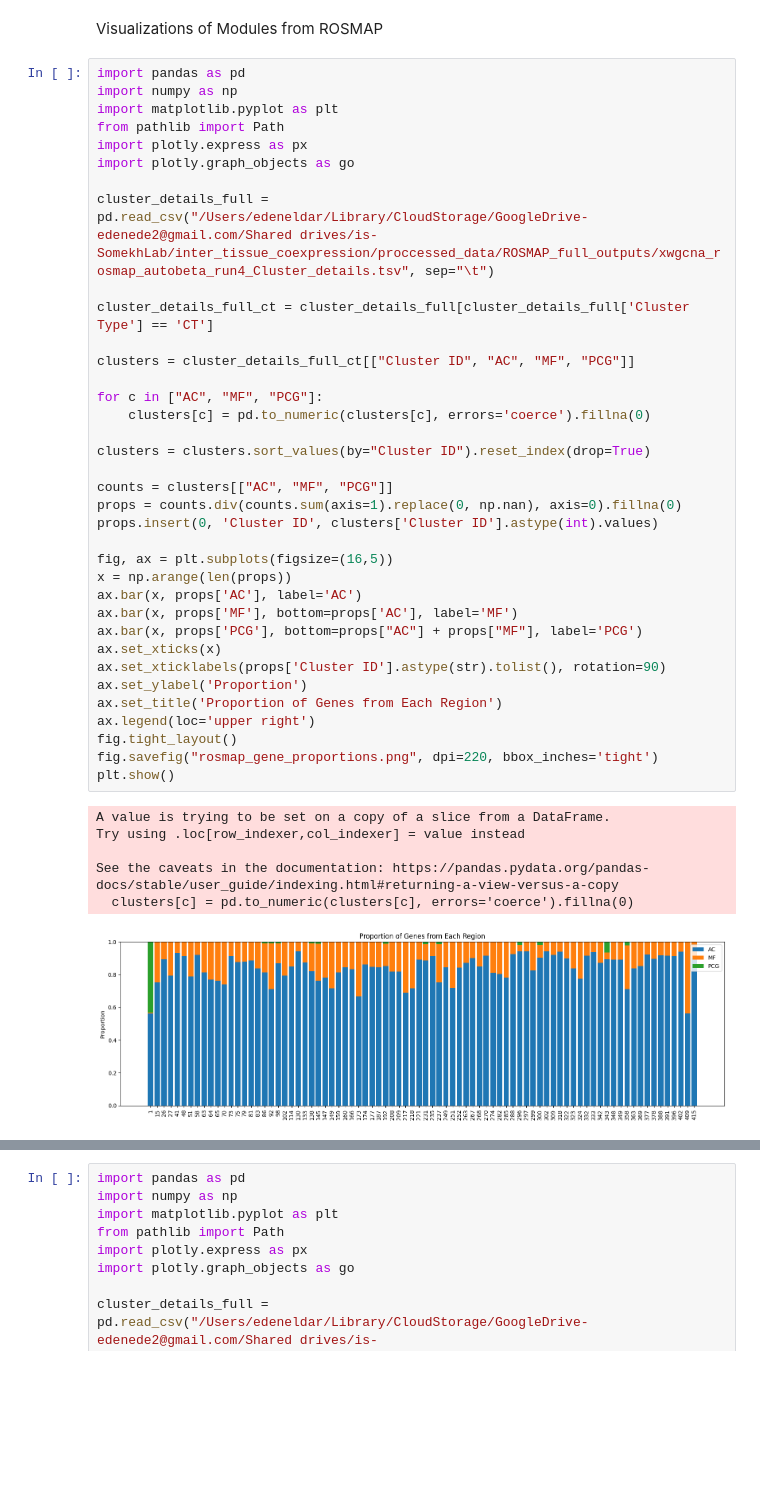
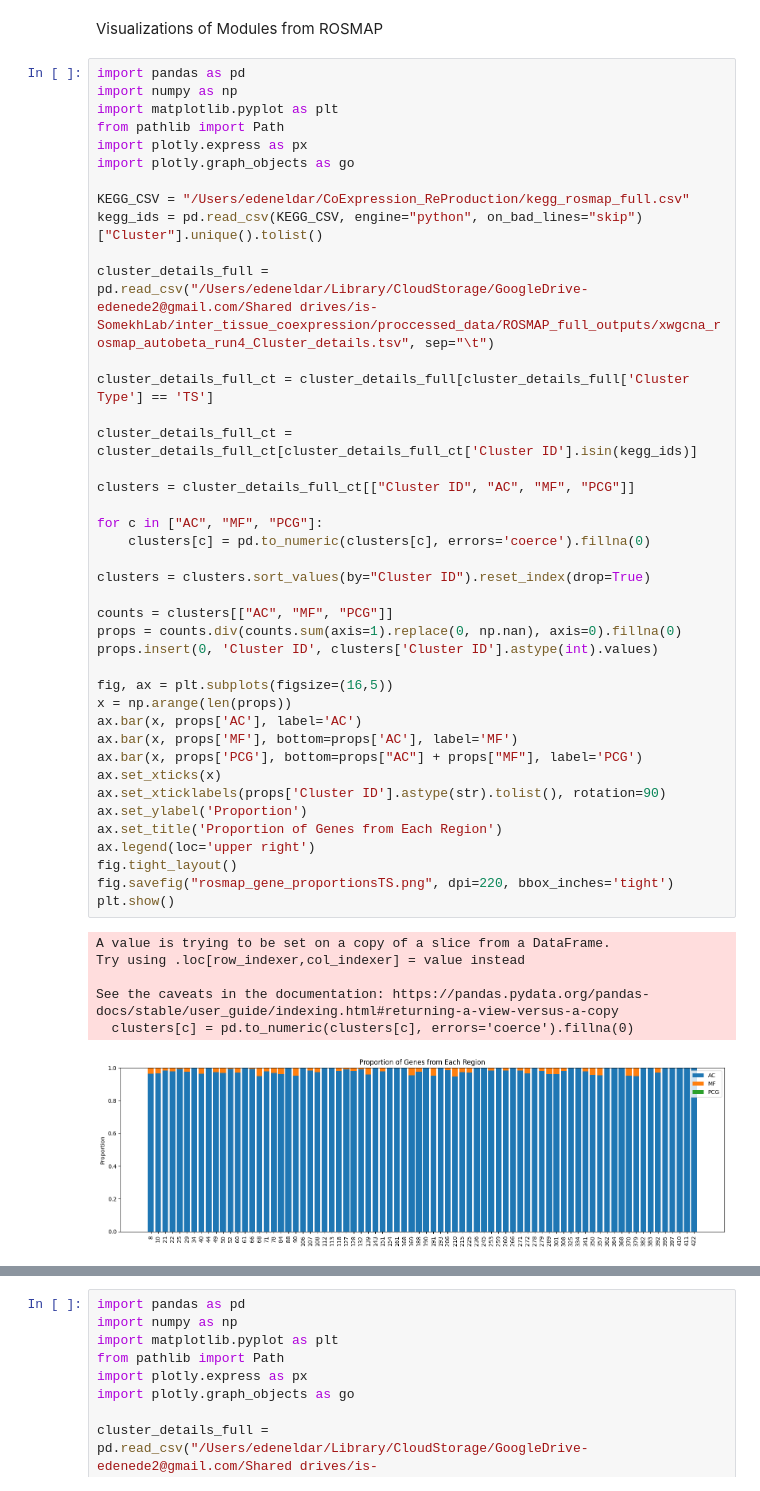
Before and after one commit to edenede2/CoExpression_ReProduction, a Jupyter notebook: rosmap.ipynb, the cells around one changed output, grey strips where cells are left out. Drawn from its saved outputs; the diff is of its cells as text; blank space fills up the shorter version.

```diff
--- a/rosmap.ipynb
+++ b/rosmap.ipynb
@@ -101,38 +101,43 @@ from pathlib import Path
 import plotly.express as px
 import plotly.graph_objects as go
 
+KEGG_CSV = "/Users/edeneldar/CoExpression_ReProduction/kegg_rosmap_full.csv"
+kegg_ids = pd.read_csv(KEGG_CSV, engine="python", on_bad_lines="skip")["Cluster"].unique().tolist()
+
 cluster_details_full = pd.read_csv("/Users/edeneldar/Library/CloudStorage/GoogleDrive-edenede2@gmail.com/Shared drives/is-SomekhLab/inter_tissue_coexpression/proccessed_data/ROSMAP_full_outputs/xwgcna_rosmap_autobeta_run4_Cluster_details.tsv", sep="\t")
 
-cluster_details_full_ct = cluster_details_full[cluster_details_full['Cluster Type'] == 'CT']
+cluster_details_full_ct = cluster_details_full[cluster_details_full['Cluster Type'] == 'TS']
+
+cluster_details_full_ct = cluster_details_full_ct[cluster_details_full_ct['Cluster ID'].isin(kegg_ids)]
 
 clusters = cluster_details_full_ct[["Cluster ID", "AC", "MF", "PCG"]]
 
 for c in ["AC", "MF", "PCG"]:
     clusters[c] = pd.to_numeric(clusters[c], errors='coerce').fillna(0)
 
 clusters = clusters.sort_values(by="Cluster ID").reset_index(drop=True)
 
 counts = clusters[["AC", "MF", "PCG"]]
 props = counts.div(counts.sum(axis=1).replace(0, np.nan), axis=0).fillna(0)
 props.insert(0, 'Cluster ID', clusters['Cluster ID'].astype(int).values)
 
 fig, ax = plt.subplots(figsize=(16,5))
 x = np.arange(len(props))
 ax.bar(x, props['AC'], label='AC')
 ax.bar(x, props['MF'], bottom=props['AC'], label='MF')
 ax.bar(x, props['PCG'], bottom=props["AC"] + props["MF"], label='PCG')
 ax.set_xticks(x)
 ax.set_xticklabels(props['Cluster ID'].astype(str).tolist(), rotation=90)
 ax.set_ylabel('Proportion')
 ax.set_title('Proportion of Genes from Each Region')
 ax.legend(loc='upper right')
 fig.tight_layout()
-fig.savefig("rosmap_gene_proportions.png", dpi=220, bbox_inches='tight')
+fig.savefig("rosmap_gene_proportionsTS.png", dpi=220, bbox_inches='tight')
 plt.show()
 # %% [output]
 A value is trying to be set on a copy of a slice from a DataFrame.
 Try using .loc[row_indexer,col_indexer] = value instead
 
 See the caveats in the documentation: https://pandas.pydata.org/pandas-docs/stable/user_guide/indexing.html#returning-a-view-versus-a-copy
   clusters[c] = pd.to_numeric(clusters[c], errors='coerce').fillna(0)
-[figure, old version]
+[figure, new version]
```
Also changed, not shown: parts of 7 cells of this notebook, 11 other files.
